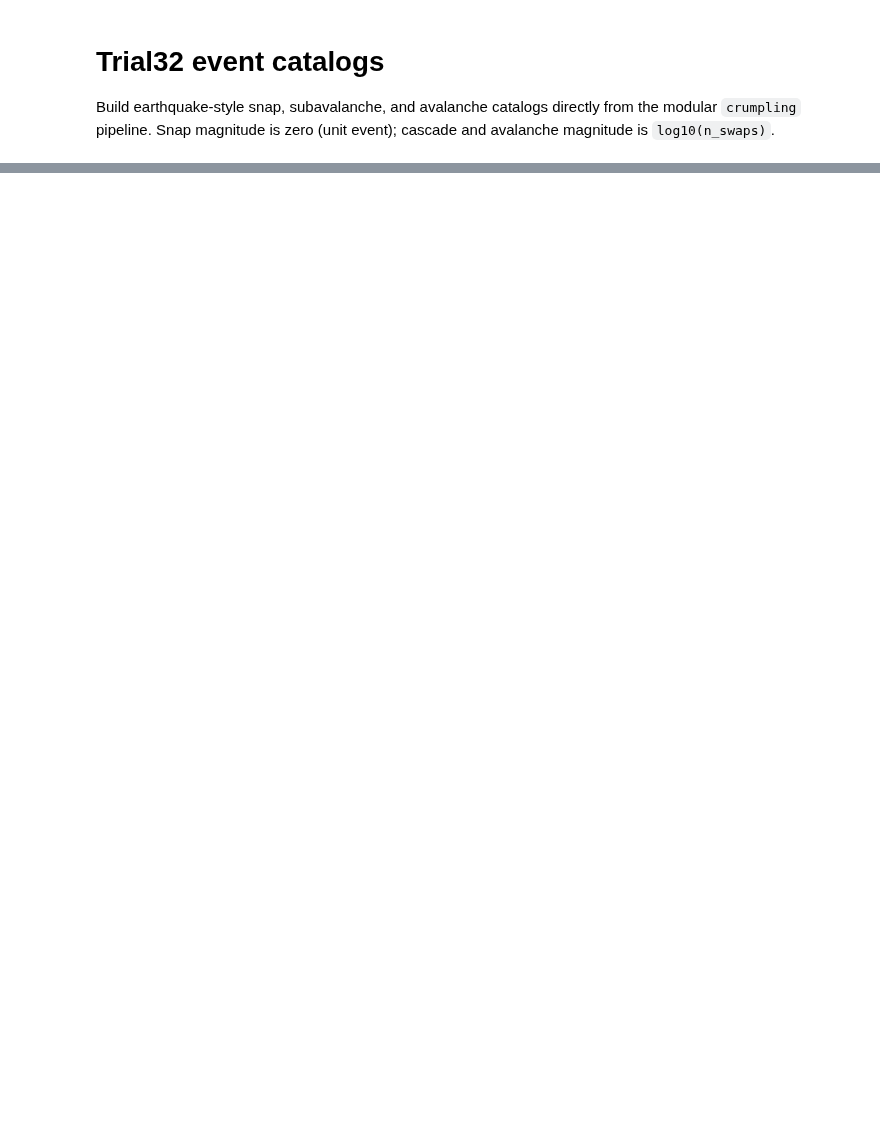
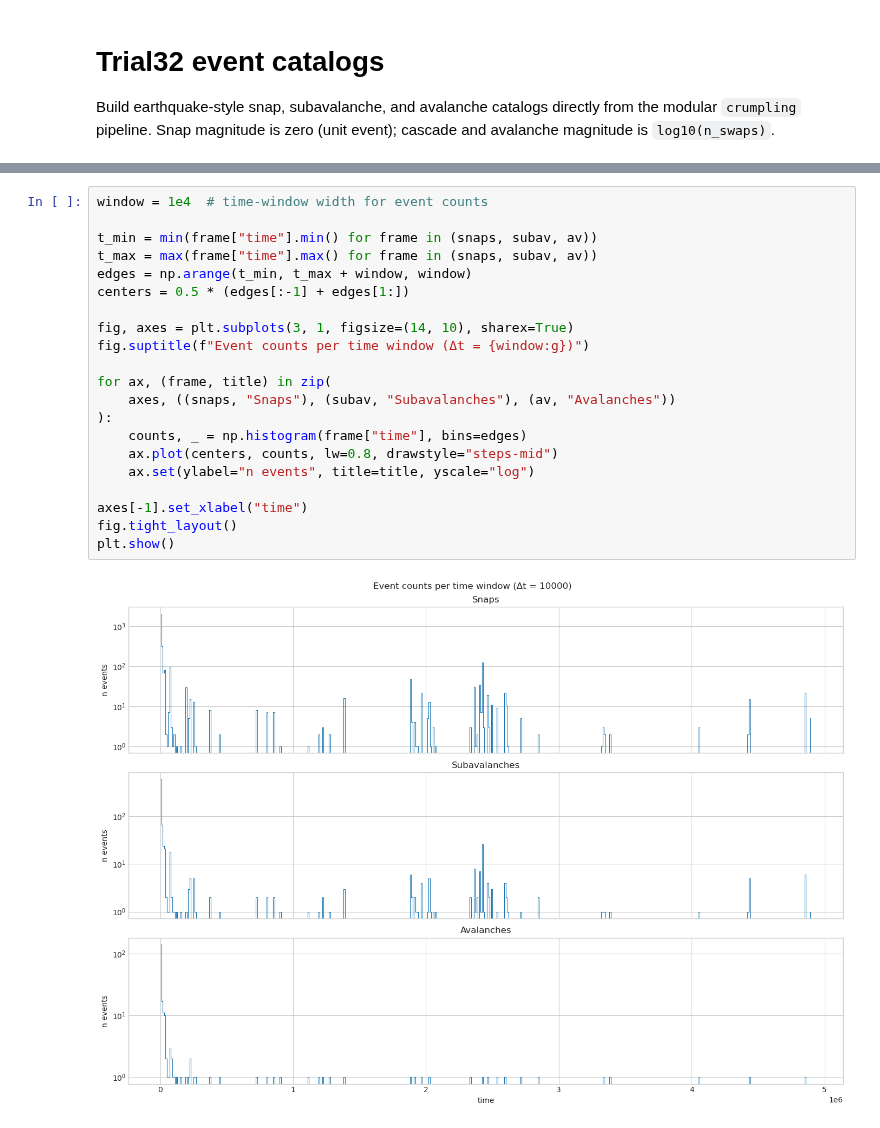
Before and after one commit to Ner-Ber/crumpling, a Jupyter notebook: notebooks/catalogs_trial32.ipynb, the cells around one changed output, grey strips where cells are left out. Saved outputs shown, nothing was run; the diff lists cells and outputs as text; blank space fills up the shorter version.

```diff
--- a/notebooks/catalogs_trial32.ipynb
+++ b/notebooks/catalogs_trial32.ipynb
@@ -74,0 +123,23 @@ plt.show()
+# %%
+window = 1e4  # time-window width for event counts
+
+t_min = min(frame["time"].min() for frame in (snaps, subav, av))
+t_max = max(frame["time"].max() for frame in (snaps, subav, av))
+edges = np.arange(t_min, t_max + window, window)
+centers = 0.5 * (edges[:-1] + edges[1:])
+
+fig, axes = plt.subplots(3, 1, figsize=(14, 10), sharex=True)
+fig.suptitle(f"Event counts per time window (Δt = {window:g})")
+
+for ax, (frame, title) in zip(
+    axes, ((snaps, "Snaps"), (subav, "Subavalanches"), (av, "Avalanches"))
+):
+    counts, _ = np.histogram(frame["time"], bins=edges)
+    ax.plot(centers, counts, lw=0.8, drawstyle="steps-mid")
+    ax.set(ylabel="n events", title=title, yscale="log")
+
+axes[-1].set_xlabel("time")
+fig.tight_layout()
+plt.show()
+# %% [output]
+[figure, added]
```
Also changed, not shown: parts of 6 cells of this notebook.
